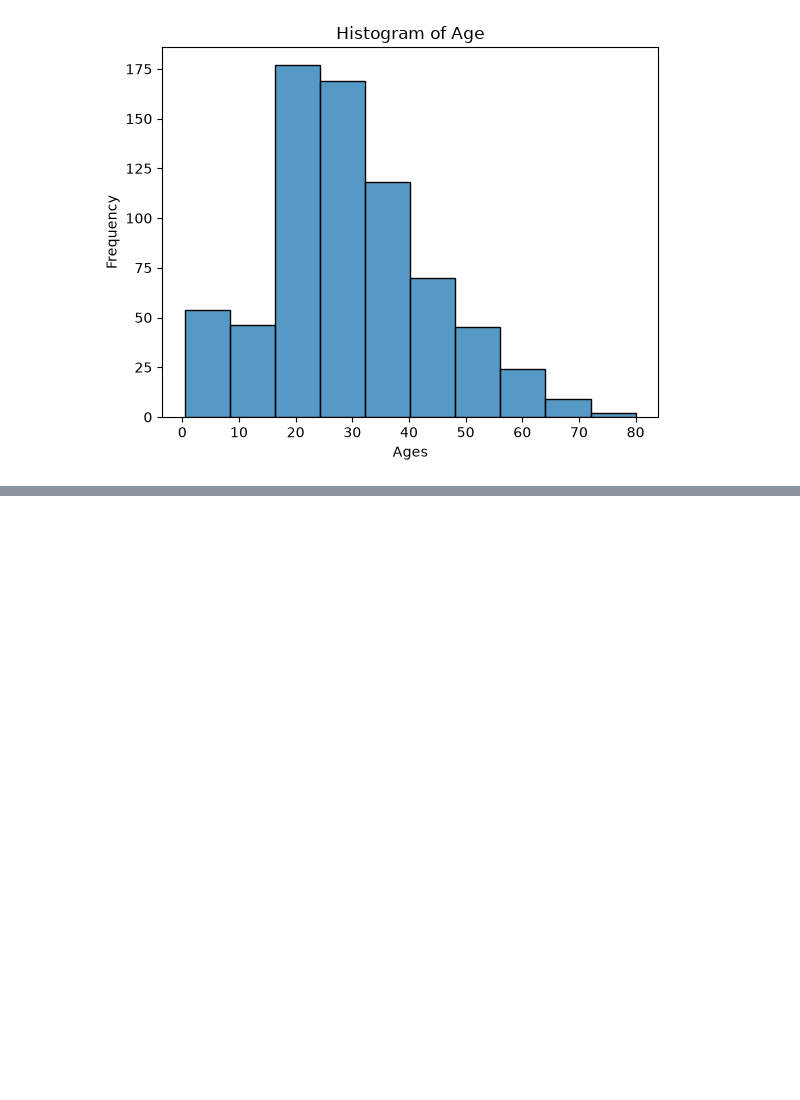
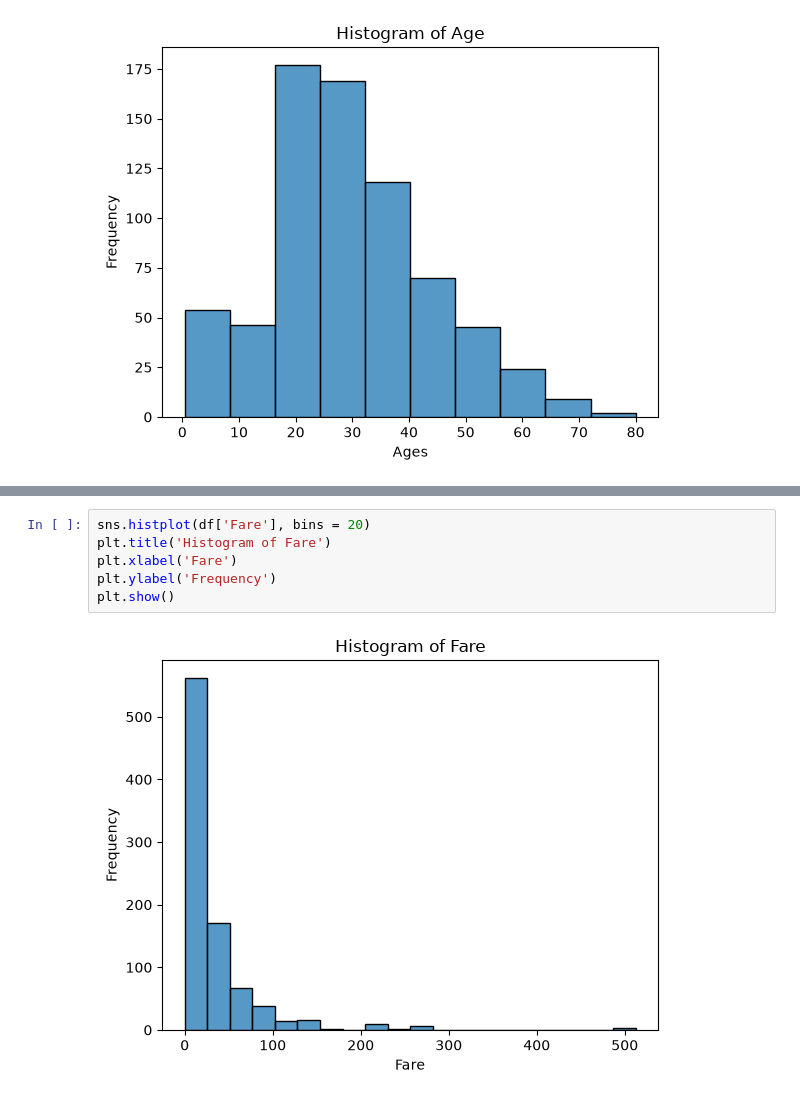
Before and after one commit to Rakibulhasan88/Machine-Learning-Phitron, a Jupyter notebook: Module-1.ipynb, the cells around one changed output, grey strips where cells are left out. Cells and saved outputs as stored; diff of their text form; blank space fills up the shorter version.

```diff
--- a/Module-1.ipynb
+++ b/Module-1.ipynb
@@ -140,0 +149,8 @@ plt.show()
+# %%
+sns.histplot(df['Fare'], bins = 20)
+plt.title('Histogram of Fare')
+plt.xlabel('Fare')
+plt.ylabel('Frequency')
+plt.show()
+# %% [output]
+[figure, added]
```
Also changed, not shown: parts of 3 cells of this notebook.
